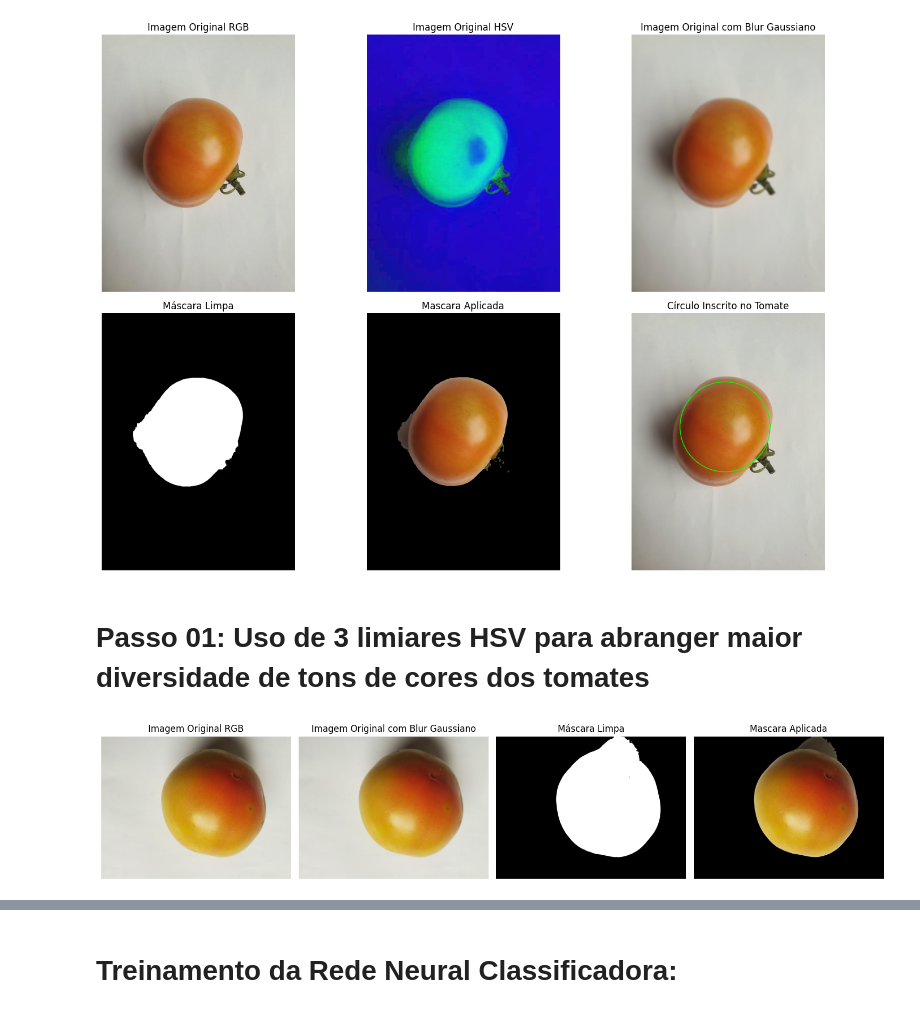
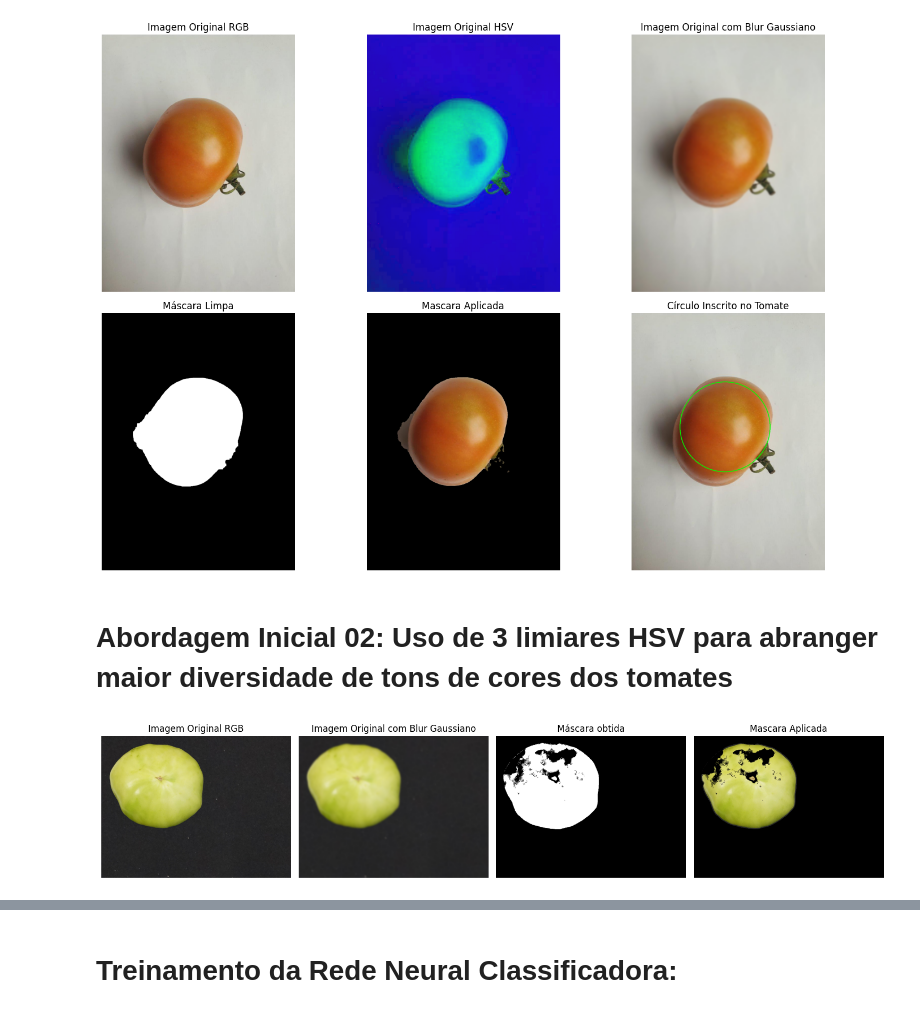
Before and after one commit to CizeLucas/Trabalho-SeminariosDeComputacao, a Jupyter notebook: dataset.ipynb, the cells around one changed output, grey strips where cells are left out. Drawn from its saved outputs; the diff is of its cells as text; code cells hidden in the pictures.

```diff
--- a/dataset.ipynb
+++ b/dataset.ipynb
@@ -145,59 +145,68 @@ plt.show()
 # %% [output]
 [figure]
 # %% [markdown]
-# Passo 01: Uso de 3 limiares HSV para abranger maior diversidade de tons de cores dos tomates
+# Abordagem Inicial 02: Uso de 3 limiares HSV para abranger maior diversidade de tons de cores dos tomates
 # %%
 # 1. Carregar e converter a imagem
-image = cv2.imread('./test_images/1.jpg')
+image = cv2.imread('./test_images/6(orig_dataset).bmp')
 image_rgb = cv2.cvtColor(image, cv2.COLOR_BGR2RGB)
 image_hsv = cv2.cvtColor(image_rgb, cv2.COLOR_RGB2HSV)
-image_blurred_rgb = cv2.GaussianBlur(image_rgb, (21, 21), 0)
+image_blurred_rgb = cv2.GaussianBlur(image_rgb, (15, 15), 0) # To-Do: Conferir se RETIRAR o blur é possível
 image_blurred_hsv = cv2.cvtColor(image_blurred_rgb, cv2.COLOR_RGB2HSV)
 
-# 2. Limiar de cores HSV para criar a máscara do tomate
-lower_red1 = np.array([0, 100, 50])
+# Vermelho (maduro)
+lower_red1 = np.array([0, 50, 50])
 upper_red1 = np.array([10, 255, 255])
 
-lower_red2 = np.array([160, 100, 50])
+lower_red2 = np.array([160, 50, 50])
 upper_red2 = np.array([179, 255, 255])
 
-lower_red3 = np.array([0, 67, 50])
-upper_red3 = np.array([25, 255, 255])
+# Laranja (maduro intermediário)
+lower_orange = np.array([10, 50, 50])
+upper_orange = np.array([25, 255, 255])
 
-# 3. Construção da Máscara apartir de todos os limiares
-mask1 = cv2.inRange(image_hsv, lower_red1, upper_red1)
-mask2 = cv2.inRange(image_hsv, lower_red2, upper_red2)
-mask3 = cv2.inRange(image_hsv, lower_red3, upper_red3)
-mask = cv2.bitwise_or(mask1, mask2)
-mask = cv2.bitwise_or(mask, mask3)
+# Verde (imaturos)
+lower_green = np.array([30, 40, 40])
+upper_green = np.array([90, 255, 255])
+
+# 3. Construir as máscaras
+mask_red1 = cv2.inRange(image_blurred_hsv, lower_red1, upper_red1)
+mask_red2 = cv2.inRange(image_blurred_hsv, lower_red2, upper_red2)
+mask_orange = cv2.inRange(image_blurred_hsv, lower_orange, upper_orange)
+mask_green = cv2.inRange(image_blurred_hsv, lower_green, upper_green)
+
+# 4. Combinar as máscaras
+mask = cv2.bitwise_or(mask_red1, mask_red2)
+mask = cv2.bitwise_or(mask, mask_orange)
+mask = cv2.bitwise_or(mask, mask_green)
 
 # 4. Aplicar a máscara
 result = cv2.bitwise_and(image_rgb, image_rgb, mask=mask)
 
 # Exibir resultados
 plt.figure(figsize=(15, 10))
 
 plt.subplot(1, 4, 1)
 plt.imshow(image_rgb)
 plt.title("Imagem Original RGB")
 plt.axis('off')
 
 plt.subplot(1, 4, 2)
 plt.imshow(image_blurred_rgb)
 plt.title("Imagem Original com Blur Gaussiano")
 plt.axis('off')
 
 plt.subplot(1, 4, 3)
-plt.imshow(mask_clean, cmap='gray')
-plt.title("Máscara Limpa")
+plt.imshow(mask, cmap='gray')
+plt.title("Máscara obtida")
 plt.axis('off')
 
 plt.subplot(1, 4, 4)
 plt.imshow(result)
 plt.title("Mascara Aplicada")
 plt.axis('off')
 
 plt.tight_layout()
 plt.show()
 # %% [output]
-[figure, old version]
+[figure, new version]
```
Also changed, not shown: parts of 12 cells of this notebook, 2 other files.
